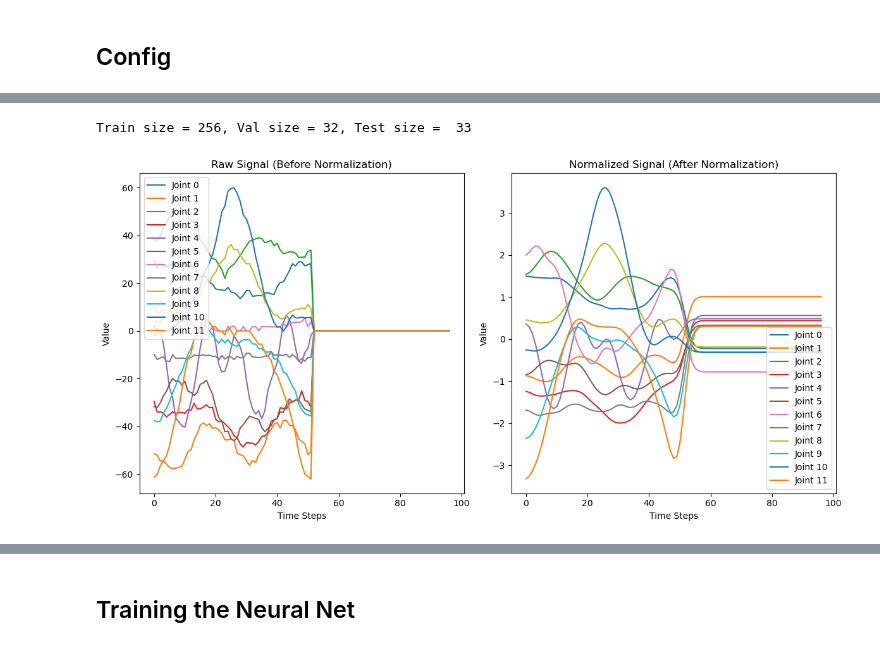
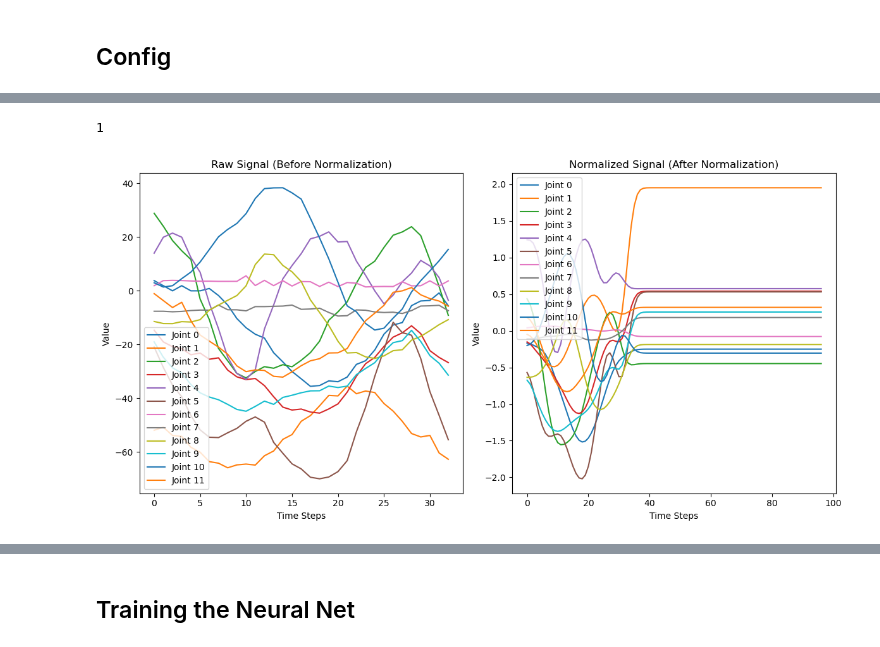
Before and after one commit to brittawi/SkiersProject, a Jupyter notebook: classification/training/classifiication_of_gears_lstm_smooth_normalized.ipynb, the cells around one changed output, grey strips where cells are left out. Drawn from its saved outputs; the diff is of its cells as text; code cells hidden in the pictures.

Commit message:
Cross validation train loop

```diff
--- a/classification/training/classifiication_of_gears_lstm_smooth_normalized.ipynb
+++ b/classification/training/classifiication_of_gears_lstm_smooth_normalized.ipynb
@@ -171,77 +233,77 @@ class CustomDataset(Dataset):
 # %%
-# create custom dataset
-train_dataset = CustomDataset(files, path, file_name, choosen_joints, apply_gaussian_filter=False)
+# # create custom dataset
+# train_dataset = CustomDataset(files, path, file_name, choosen_joints, padding_value=float('nan'), apply_gaussian_filter=False)
 
-# split data into train, val and test set
-generator1 = torch.Generator().manual_seed(42)
-train_split = int(train_dataset.__len__() * 0.8)
-val_split = int(train_dataset.__len__() * 0.1)
-test_split = int(train_dataset.__len__() - train_split - val_split)
+# # split data into train, val and test set
+# generator1 = torch.Generator().manual_seed(42)
+# train_split = int(train_dataset.__len__() * 0.8)
+# val_split = int(train_dataset.__len__() * 0.1)
+# test_split = int(train_dataset.__len__() - train_split - val_split)
 
-print(f"Train size = {train_split}, Val size = {val_split}, Test size =  {test_split}")
+# print(f"Train size = {train_split}, Val size = {val_split}, Test size =  {test_split}")
 
-# Get train split to get mean and std
-train_indices, val_indices, test_indices = random_split(range(len(train_dataset)),
-                                                        [train_size, val_size, test_size],
-                                                        generator=generator1)
+# # Get train split to get mean and std
+# train_indices, val_indices, test_indices = random_split(range(len(train_dataset)),
+#                                                         [train_size, val_size, test_size],
+#                                                         generator=generator1)
 
-train_subset = Subset(train_dataset, train_indices)
+# train_subset = Subset(train_dataset, train_indices)
 
 
-# Compute mean and std from the training dataset
-all_train_samples = torch.cat([train_subset[i][0] for i in range(len(train_subset))], dim=0)
-mean = all_train_samples.mean(dim=0)
-std = all_train_samples.std(dim=0)
+# # Compute mean and std from the training dataset
+# all_train_samples = torch.cat([train_subset[i][0] for i in range(len(train_subset))], dim=0)
+# mean = all_train_samples.nanmean(dim=0)
+# std = torch.std(all_train_samples[~torch.isnan(all_train_samples)])
 
-# Create normalized datasets
-dataset = CustomDataset(files, path, file_name, choosen_joints, mean=mean, std=std, apply_gaussian_filter=True)
+# # Create normalized datasets
+# dataset = CustomDataset(files, path, file_name, choosen_joints, mean=mean, std=std, apply_gaussian_filter=True)
 
-# Final split
-train_data = Subset(dataset, train_indices)
-val_data = Subset(dataset, val_indices)
-test_data = Subset(dataset, test_indices)
+# # Final split
+# train_data = Subset(dataset, train_indices)
+# val_data = Subset(dataset, val_indices)
+# test_data = Subset(dataset, test_indices)
 
-# create dataloader
-train_loader = DataLoader(train_data, batch_size=batch_size, shuffle=True)
-val_loader = DataLoader(val_data, batch_size=batch_size, shuffle=False)
-test_loader = DataLoader(test_data, batch_size=batch_size, shuffle=False)
+# # create dataloader
+# train_loader = DataLoader(train_data, batch_size=batch_size, shuffle=True)
+# val_loader = DataLoader(val_data, batch_size=batch_size, shuffle=False)
+# test_loader = DataLoader(test_data, batch_size=batch_size, shuffle=False)
-# %% [output]
-Train size = 256, Val size = 32, Test size =  33
 # %%
 # Select an index to compare (e.g., the first sample in the train split)
-sample_idx = train_indices[6]  # Ensure we use the same sample from both datasets
+sample_idx = train_val_indices[1]  # Ensure we use the same sample from both datasets
 
 # Extract the raw signal (before normalization)
 raw_signal, raw_label = train_dataset[sample_idx]  # From the first dataset instance
 
 # Extract the processed signal (after normalization)
-normalized_signal, norm_label = dataset[sample_idx]  # From the second dataset instance
+normalized_signal, norm_label = normalized_dataset[sample_idx]  # From the second dataset instance
 
 # Ensure labels match
 assert raw_label == norm_label, "Labels should match between datasets"
 
 # Plot the signals for each joint
+print(raw_label)
 plt.figure(figsize=(12, 6))
 
 for i in range(raw_signal.shape[1]):  # Iterate over each joint
     plt.subplot(1, 2, 1)
     plt.plot(raw_signal[:, i], label=f'Joint {i}')
     plt.title("Raw Signal (Before Normalization)")
     plt.xlabel("Time Steps")
     plt.ylabel("Value")
     plt.legend()
 
     plt.subplot(1, 2, 2)
     plt.plot(normalized_signal[:, i], label=f'Joint {i}')
     plt.title("Normalized Signal (After Normalization)")
     plt.xlabel("Time Steps")
     plt.ylabel("Value")
     plt.legend()
 
 plt.tight_layout()
 plt.show()
 # %% [output]
+1
-[figure, old version]
+[figure, new version]
 # %%
 class LSTMNet(nn.Module):
     def __init__(self, input_channels, hidden_size, output, num_layers, dropout):
```
Also changed, not shown: parts of 12 cells of this notebook.
